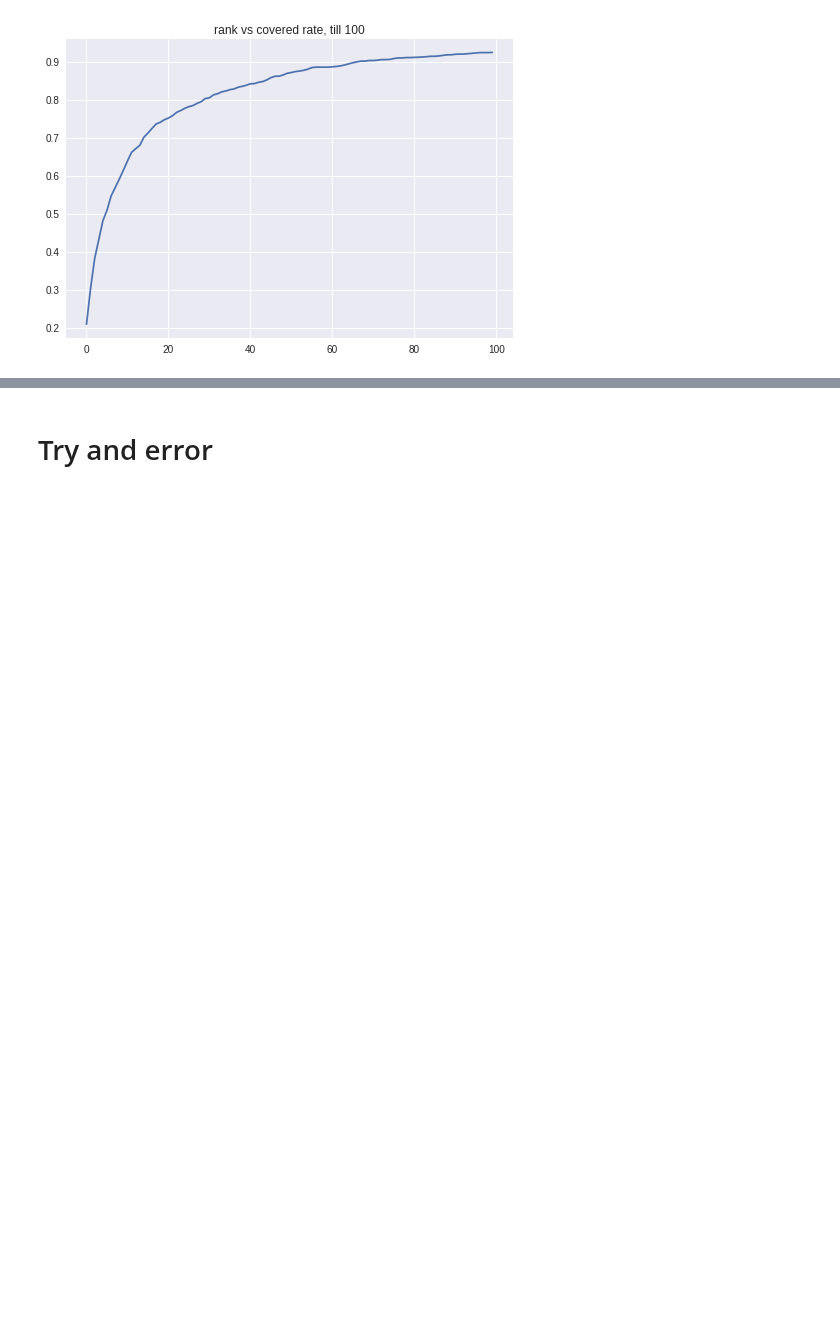
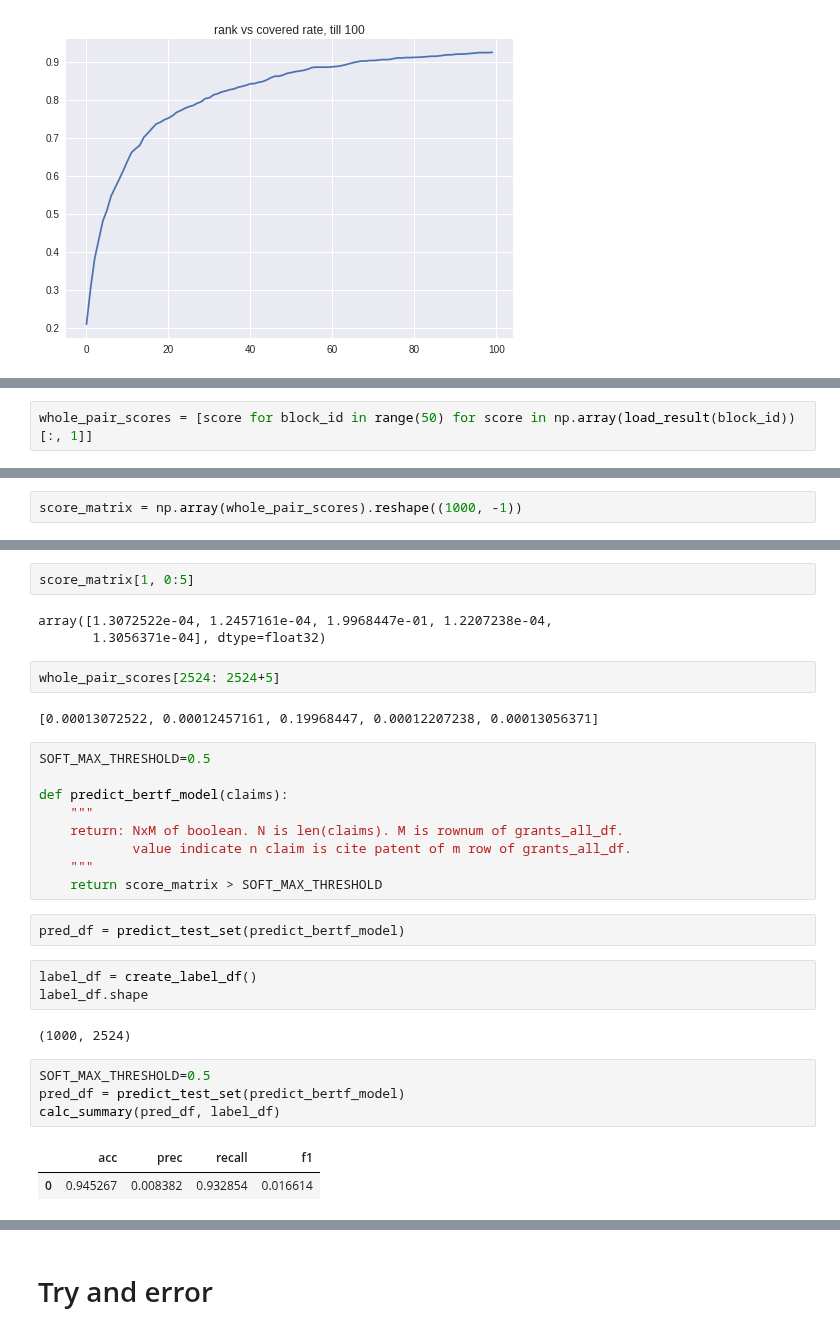
Before and after one commit to yoheikikuta/US-patent-analysis, a Jupyter notebook: colab/bert_benchmark_2000_analyze_result.ipynb, the cells around one changed output, grey strips where cells are left out. Drawn from its saved outputs; the diff is of its cells as text; blank space fills up the shorter version.

```diff
--- a/colab/bert_benchmark_2000_analyze_result.ipynb
+++ b/colab/bert_benchmark_2000_analyze_result.ipynb
@@ -190,0 +282,2 @@ plt.show()
+# %%
+whole_pair_scores = [score for block_id in range(50) for score in np.array(load_result(block_id))[:, 1]]
@@ -190,0 +288,2 @@ plt.show()
+# %%
+score_matrix = np.array(whole_pair_scores).reshape((1000, -1))
@@ -190,0 +294,32 @@ plt.show()
+# %%
+score_matrix[1, 0:5]
+# %% [output]
+array([1.3072522e-04, 1.2457161e-04, 1.9968447e-01, 1.2207238e-04,
+       1.3056371e-04], dtype=float32)
+# %%
+whole_pair_scores[2524: 2524+5]
+# %% [output]
+[0.00013072522, 0.00012457161, 0.19968447, 0.00012207238, 0.00013056371]
+# %%
+SOFT_MAX_THRESHOLD=0.5
+
+def predict_bertf_model(claims):
+    """
+    return: NxM of boolean. N is len(claims). M is rownum of grants_all_df.
+            value indicate n claim is cite patent of m row of grants_all_df.
+    """
+    return score_matrix > SOFT_MAX_THRESHOLD
+# %%
+pred_df = predict_test_set(predict_bertf_model)
+# %%
+label_df = create_label_df()
+label_df.shape
+# %% [output]
+(1000, 2524)
+# %%
+SOFT_MAX_THRESHOLD=0.5
+pred_df = predict_test_set(predict_bertf_model)
+calc_summary(pred_df, label_df)
+# %% [output]
+|  | acc | prec | recall | f1 |
+| 0 | 0.945267 | 0.008382 | 0.932854 | 0.016614 |
```
Also changed, not shown: parts of 128 cells of this notebook.
